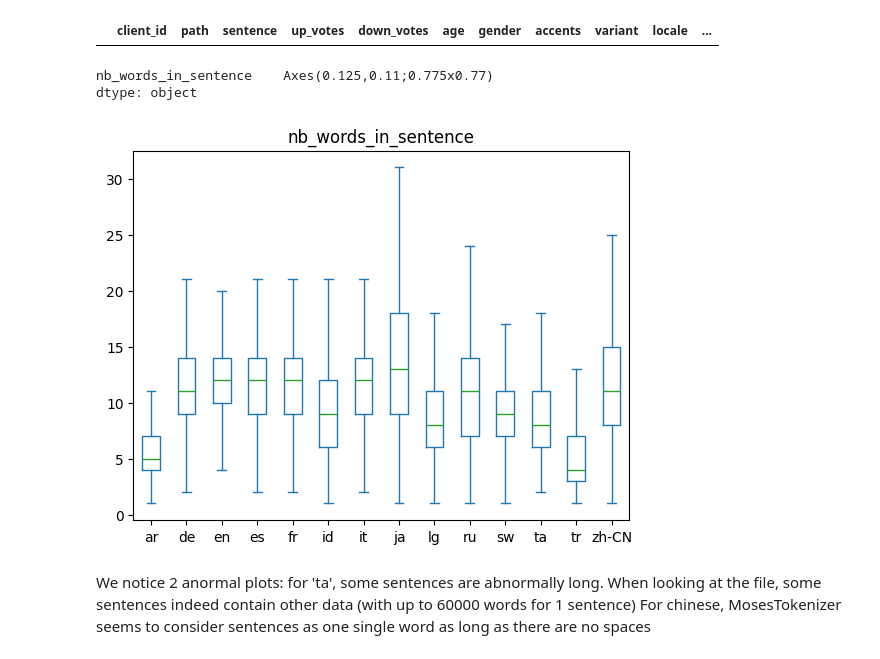
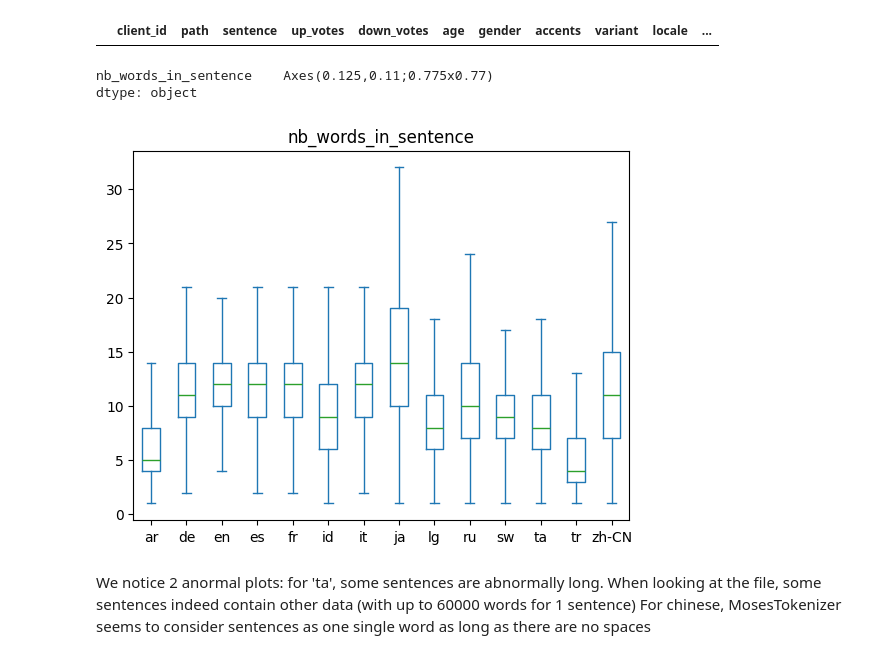
Before and after one commit to laurine-v/M2_Data_Analysis, a Jupyter notebook: projet_data_analysis.ipynb, the cells around one changed output. Drawn from its saved outputs; the diff is of its cells as text; code cells hidden in the pictures.

```diff
--- a/projet_data_analysis.ipynb
+++ b/projet_data_analysis.ipynb
@@ -311,7 +318,7 @@ polyglot_logger.setLevel("ERROR")
 # except FileNotFoundError:
 
 #tokenizer_lang = {language: MosesTokenizer(language) for language in df_all["locale"].unique()}
-subdf["sentence"] = subdf["sentence"].apply(lambda x: Text(str(x).lower().replace('\n', '')).words)
+df_all["sentence"] = df_all["sentence"].apply(lambda x: Text(str(x).lower().replace('\n', '')).words)
 #df_all.to_csv('df_all.csv', sep='\t')
 # %%
 # tokenized_words = []
@@ -345,6 +352,6 @@ df_all
 3087049 rows × 13 columns
 # %%
-subdf["nb_words_in_sentence"] = subdf["sentence"].apply(lambda x: len(x))
+df_all["nb_words_in_sentence"] = df_all["sentence"].apply(lambda x: len(x))
 #subdf["nb_words_in_sentence"] = subdf["sentence"].apply(lambda x: len(x))
 # %%
 subdf["nb_words_in_sentence"].value_counts()
@@ -371,13 +362,13 @@ subdf[subdf["nb_words_in_sentence"] > 50000]  # problem with file for language '
 # %% [output]
 |  | client_id | path | sentence | up_votes | down_votes | age | gender | accents | variant | locale | ... |
 # %%
-subdf.plot(kind='box', column=["nb_words_in_sentence"], by="locale", showfliers=False)
+df_all.plot(kind='box', column=["nb_words_in_sentence"], by="locale", showfliers=False)
 #df_all.groupby('locale')['nb_words_in_sentence'].plot(kind='box')
 #df_all.loc['locale', 'nb_words_in_sentence'].plot(kind='box')
 # %% [output]
 nb_words_in_sentence    Axes(0.125,0.11;0.775x0.77)
 dtype: object
-[figure, old version]
+[figure, new version]
 # %% [markdown]
 We notice 2 anormal plots: for 'ta', some sentences are abnormally long. When looking at the file, some sentences indeed contain other data (with up to 60000 words for 1 sentence)
 For chinese, MosesTokenizer seems to consider sentences as one single word as long as there are no spaces
```
Also changed, not shown: parts of 17 cells of this notebook, 1 other file.
